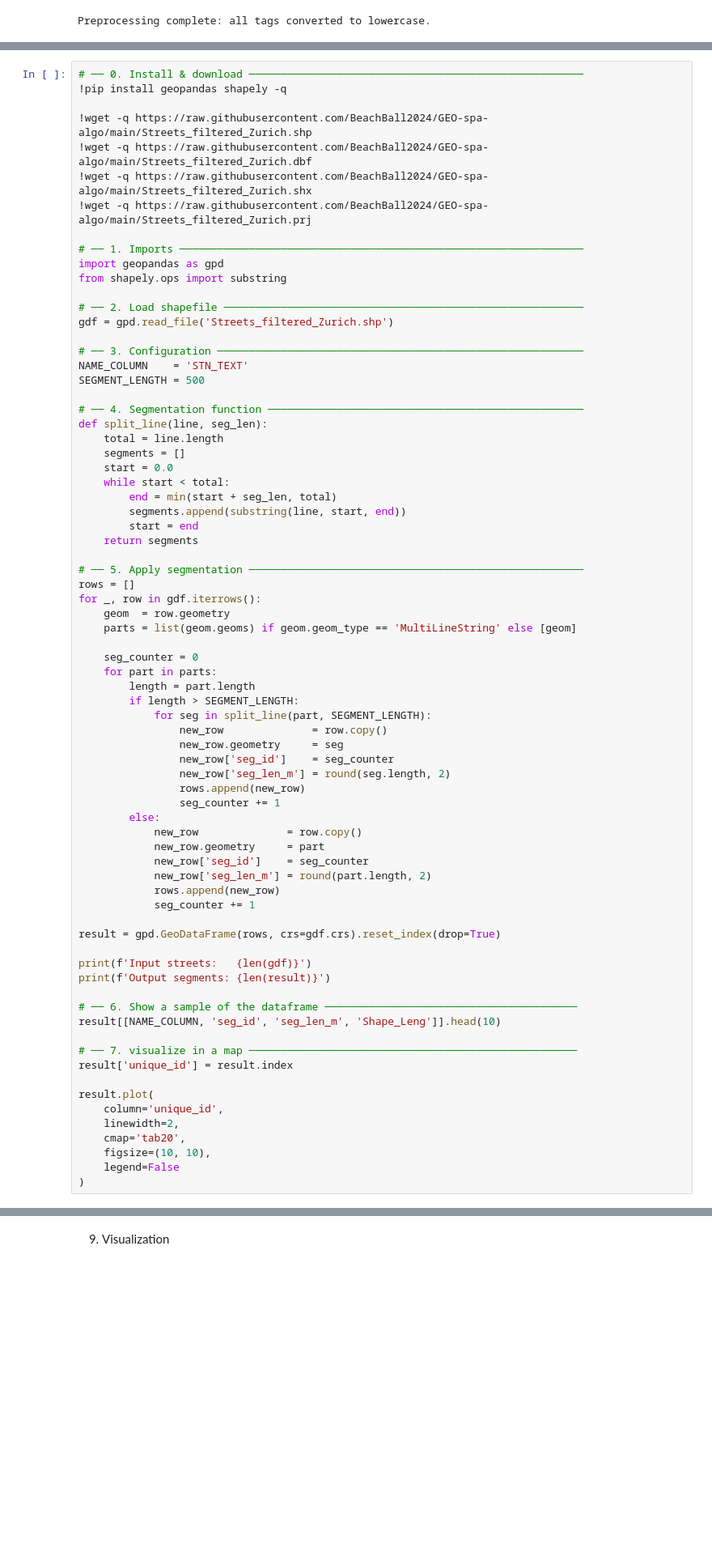
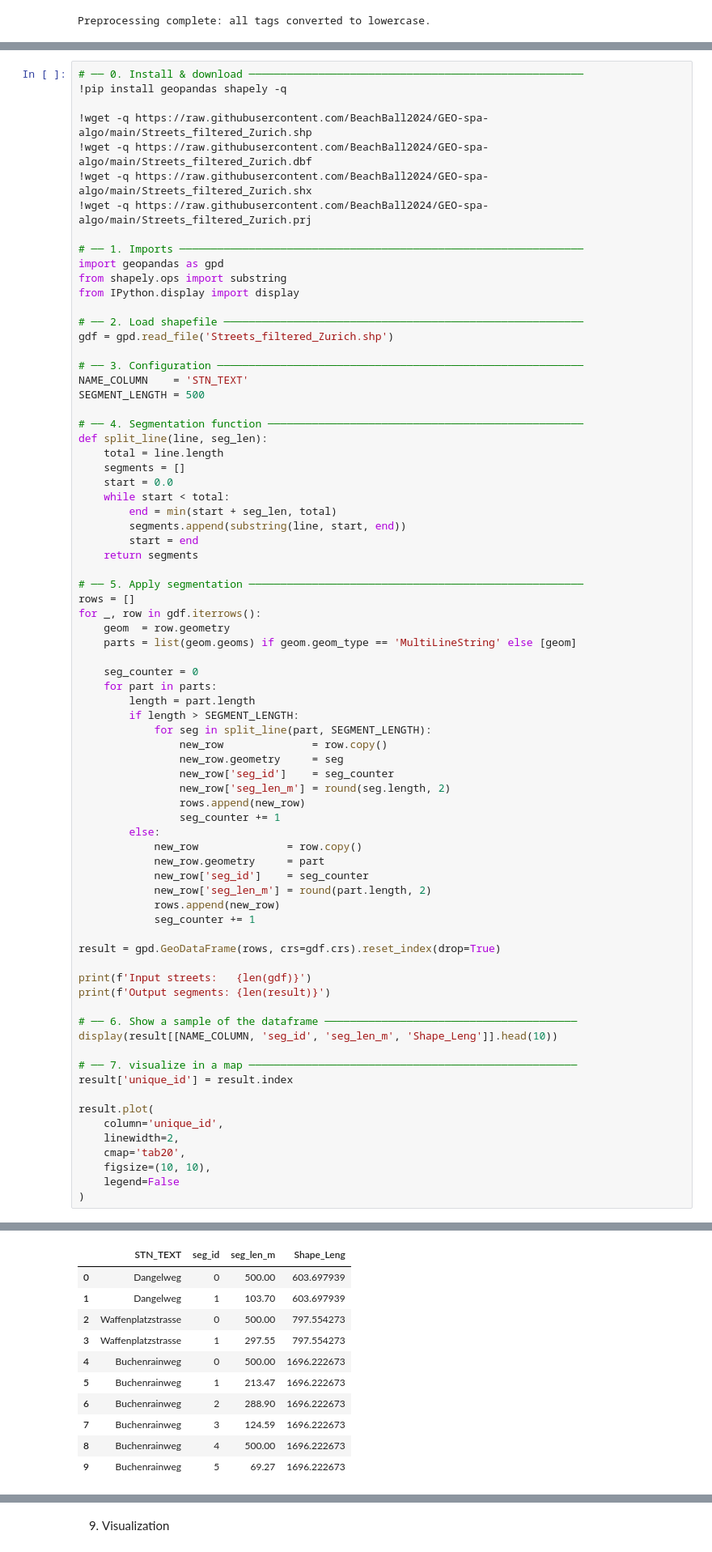
Before and after one commit to BeachBall2024/GEO-spa-algo, a Jupyter notebook: submission.ipynb, the cells around one changed output, grey strips where cells are left out. Shown at 81% size. Cells and saved outputs as stored; diff of their text form; blank space fills up the shorter version.

```diff
--- a/submission.ipynb
+++ b/submission.ipynb
@@ -167,6 +167,7 @@ split point so segments fit together with no gaps. Complexity: O(n) where n = nu
 # ── 1. Imports ────────────────────────────────────────────────────────────────
 import geopandas as gpd
 from shapely.ops import substring
+from IPython.display import display
 
 # ── 2. Load shapefile ─────────────────────────────────────────────────────────
 gdf = gpd.read_file('Streets_filtered_Zurich.shp')
@@ -204,34 +205,45 @@ for _, row in gdf.iterrows():
                 rows.append(new_row)
                 seg_counter += 1
         else:
             new_row              = row.copy()
             new_row.geometry     = part
             new_row['seg_id']    = seg_counter
             new_row['seg_len_m'] = round(part.length, 2)
             rows.append(new_row)
             seg_counter += 1
 
 result = gpd.GeoDataFrame(rows, crs=gdf.crs).reset_index(drop=True)
 
 print(f'Input streets:   {len(gdf)}')
 print(f'Output segments: {len(result)}')
 
 # ── 6. Show a sample of the dataframe ────────────────────────────────────────
-result[[NAME_COLUMN, 'seg_id', 'seg_len_m', 'Shape_Leng']].head(10)
+display(result[[NAME_COLUMN, 'seg_id', 'seg_len_m', 'Shape_Leng']].head(10))
 
 # ── 7. visualize in a map ────────────────────────────────────────────────────
 result['unique_id'] = result.index
 
 result.plot(
     column='unique_id',
     linewidth=2,
     cmap='tab20',
     figsize=(10, 10),
     legend=False
 )
 # %% [output]
 Input streets:   2480
 Output segments: 5109
+|  | STN_TEXT | seg_id | seg_len_m | Shape_Leng |
+| 0 | Dangelweg | 0 | 500.00 | 603.697939 |
+| 1 | Dangelweg | 1 | 103.70 | 603.697939 |
+| 2 | Waffenplatzstrasse | 0 | 500.00 | 797.554273 |
+| 3 | Waffenplatzstrasse | 1 | 297.55 | 797.554273 |
+| 4 | Buchenrainweg | 0 | 500.00 | 1696.222673 |
+| 5 | Buchenrainweg | 1 | 213.47 | 1696.222673 |
+| 6 | Buchenrainweg | 2 | 288.90 | 1696.222673 |
+| 7 | Buchenrainweg | 3 | 124.59 | 1696.222673 |
+| 8 | Buchenrainweg | 4 | 500.00 | 1696.222673 |
+| 9 | Buchenrainweg | 5 | 69.27 | 1696.222673 |
 <Axes: >
 [figure]
 # %%
```
